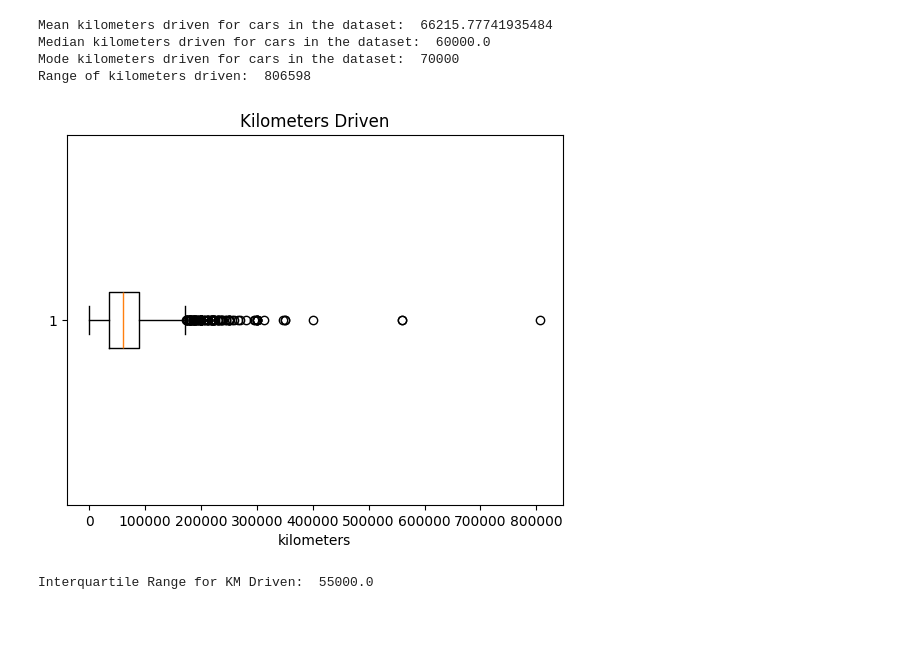
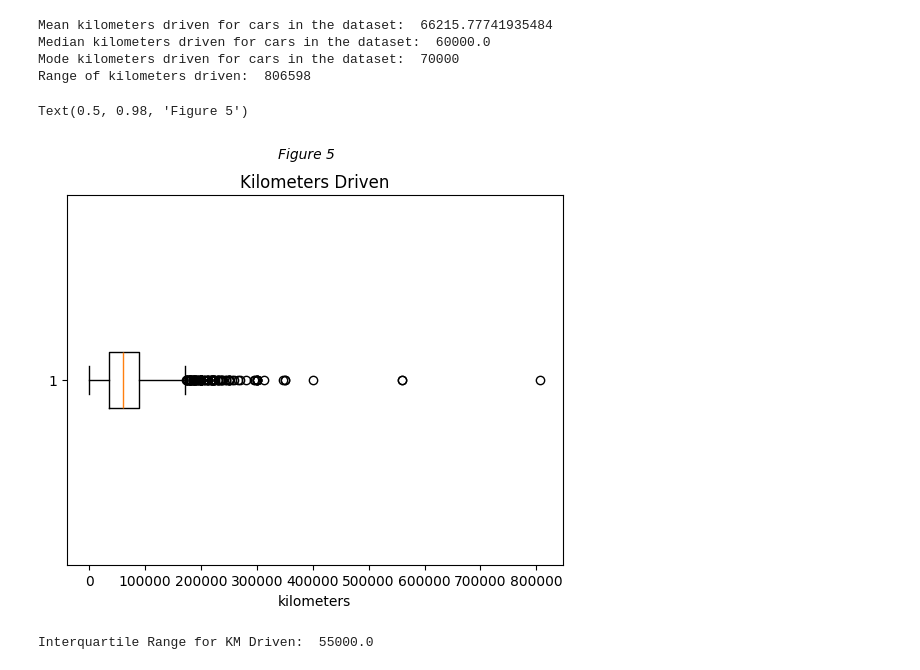
Before and after one commit to leoflewis/631-project-2, a Jupyter notebook: Project-Notebook.ipynb, the cells around one changed output. Cells and saved outputs as stored; diff of their text form; code cells hidden in the pictures; blank space fills up the shorter version.

```diff
--- a/Project-Notebook.ipynb
+++ b/Project-Notebook.ipynb
@@ -195,4 +205,6 @@ trash = p.set_title("Distribution of Model Year with Outliers")
 # %%
 p = sns.displot(data=df,x="year",hue="base_model", kind = "kde", multiple = "fill", clip = (0,None), warn_singular = False)
 trash = p.figure.suptitle("Brand Sales by Model Year", x = 0.3, y=1)
+plt.rcParams['axes.titley'] = 1.1    # y is in axes-relative coordinates.
+plt.title("Figure 4", style = 'italic', size=10)
 # %% [output]
@@ -236,10 +251,13 @@ Mode kilometers driven for cars in the dataset:  70000
 Range of kilometers driven:  806598
 # %%
 plt.boxplot(df.km_driven, vert=0)
+plt.rcParams['axes.titley'] = 1    # y is in axes-relative coordinates.
 _ = plt.title("Kilometers Driven")
 _ = plt.xlabel("kilometers")
+plt.suptitle("Figure 5", style = 'italic', size=10)
 # %% [output]
+Text(0.5, 0.98, 'Figure 5')
-[figure, old version]
+[figure, new version]
 # %%
 Q3 = np.quantile(df.km_driven, 0.75)
 Q1 = np.quantile(df.km_driven, 0.25)
```
Also changed, not shown: parts of 77 cells of this notebook, 1 other file.
